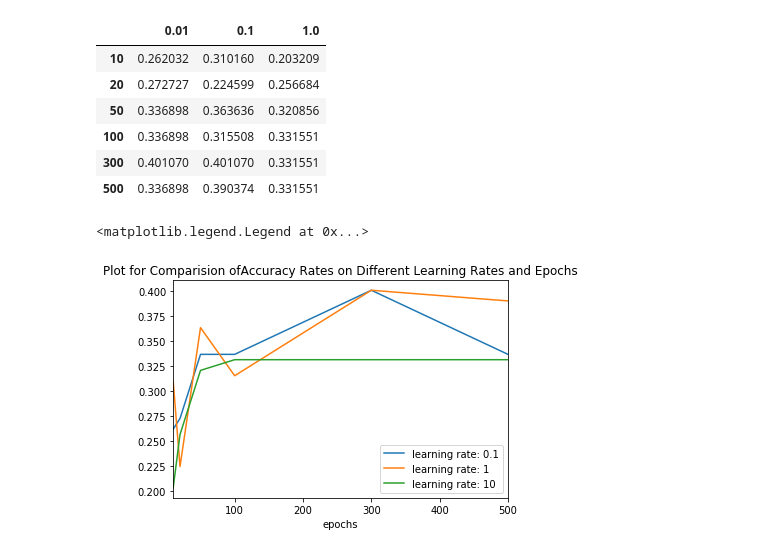
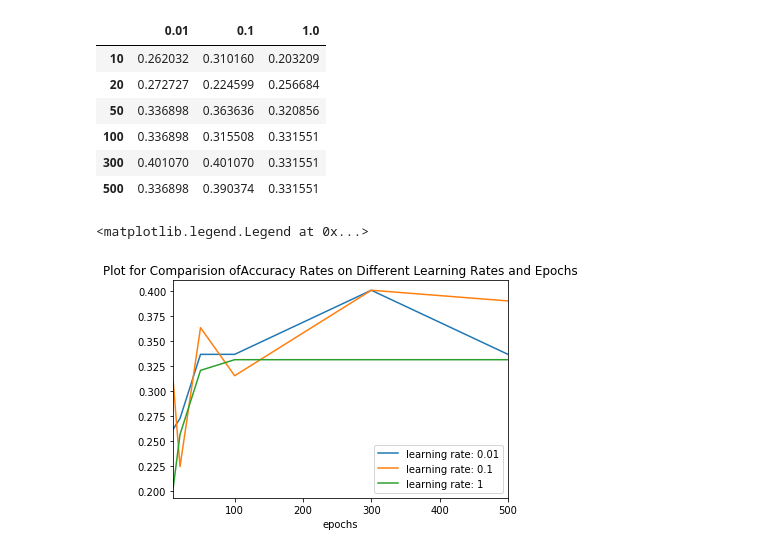
Before and after one commit to peleonard/CMPS-4720-6720-Sp18, a Jupyter notebook: myOwnClassificationAlgor/SPECT.ipynb, the cells around one changed output. Drawn from its saved outputs; the diff is of its cells as text; code cells hidden in the pictures.

```diff
--- a/myOwnClassificationAlgor/SPECT.ipynb
+++ b/myOwnClassificationAlgor/SPECT.ipynb
@@ -86,11 +86,11 @@ arDF
 # %%
 ## plot for Comparision of Accuracy Rates on Different Learning Rates and Epochs
 
 %matplotlib inline
 plt = arDF.plot(title='Plot for Comparision of'
                 'Accuracy Rates on Different Learning Rates and Epochs')
 plt.set_xlabel('epochs')
-plt.legend(['learning rate: 0.1', 'learning rate: 1', 'learning rate: 10'])
+plt.legend(['learning rate: 0.01', 'learning rate: 0.1', 'learning rate: 1'])
 # %% [output]
 <matplotlib.legend.Legend at 0x...>
-[figure, old version]
+[figure, new version]
```
